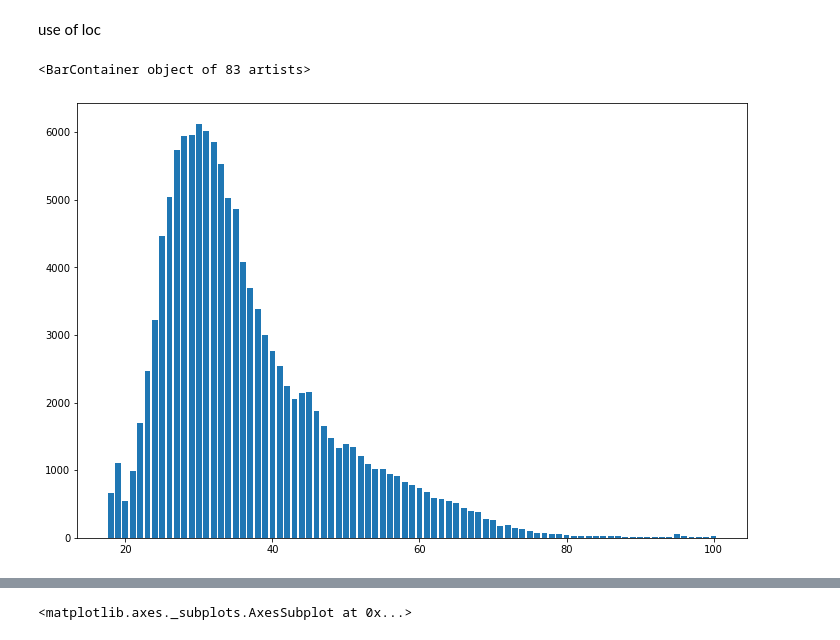
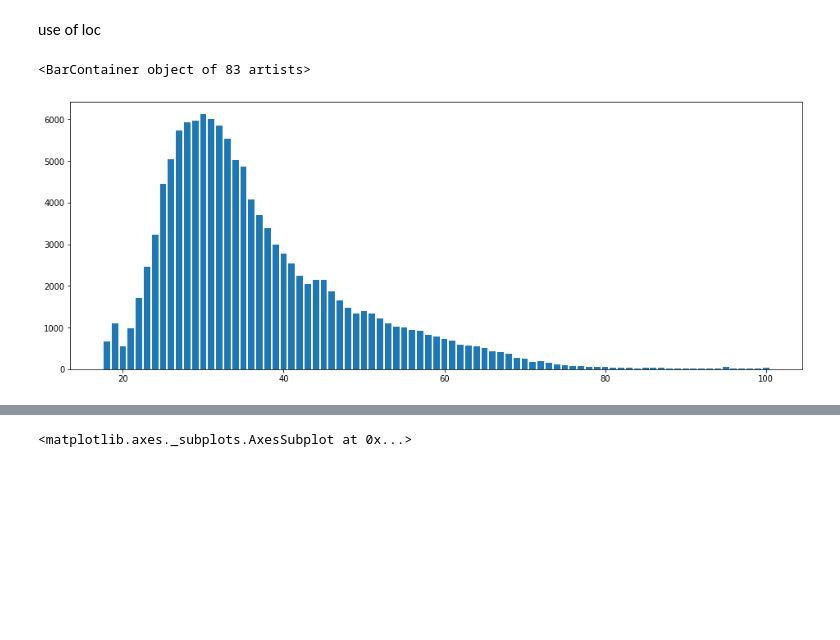
Before and after one commit to seonnyseo/data_analysis, a Jupyter notebook: airbnb_recruiting_new_user_bookings/notebook/eda.ipynb, the cells around one changed output, grey strips where cells are left out. Drawn from its saved outputs; the diff is of its cells as text; code cells hidden in the pictures; blank space fills up the shorter version.

```diff
--- a/airbnb_recruiting_new_user_bookings/notebook/eda.ipynb
+++ b/airbnb_recruiting_new_user_bookings/notebook/eda.ipynb
@@ -38,6 +42,8 @@ len(df_train.loc[df_train.country_destination != 'NDF'])
 88908
 # %%
 #df_train = df_train.drop(columns = ['date_first_booking'], axis = 1)
+# %%
+df_train['booked'] = df_train.date_first_booking.notnull()
 # %% [markdown]
 DatetimeIndex
 # %%
@@ -195,10 +240,11 @@ df_train.age.fillna(-1, inplace = True)
 y = df_train.loc[df_train.age != -1, 'age'].value_counts()
 x = y.index
 # %%
+plt.figure(figsize=(16,6))
 plt.bar(x, y)
 # %% [output]
 <BarContainer object of 83 artists>
-[figure, old version]
+[figure, new version]
 # %%
 gender_destination = pd.crosstab(df_train.gender, df_train.country_destination, normalize = True)
 gender_destination['SUM'] = gender_destination.agg(np.sum, axis = 1)
```
Also changed, not shown: parts of 41 cells of this notebook, 1 other file.
